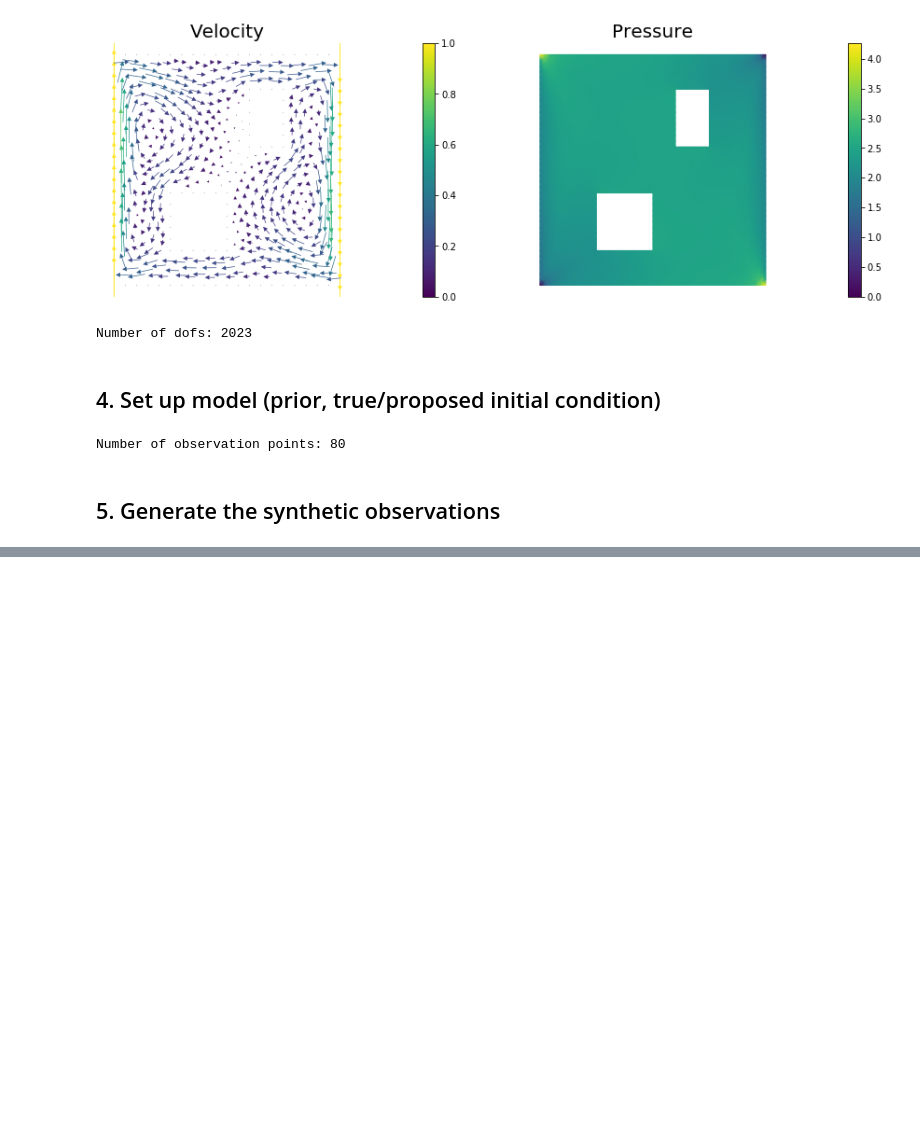
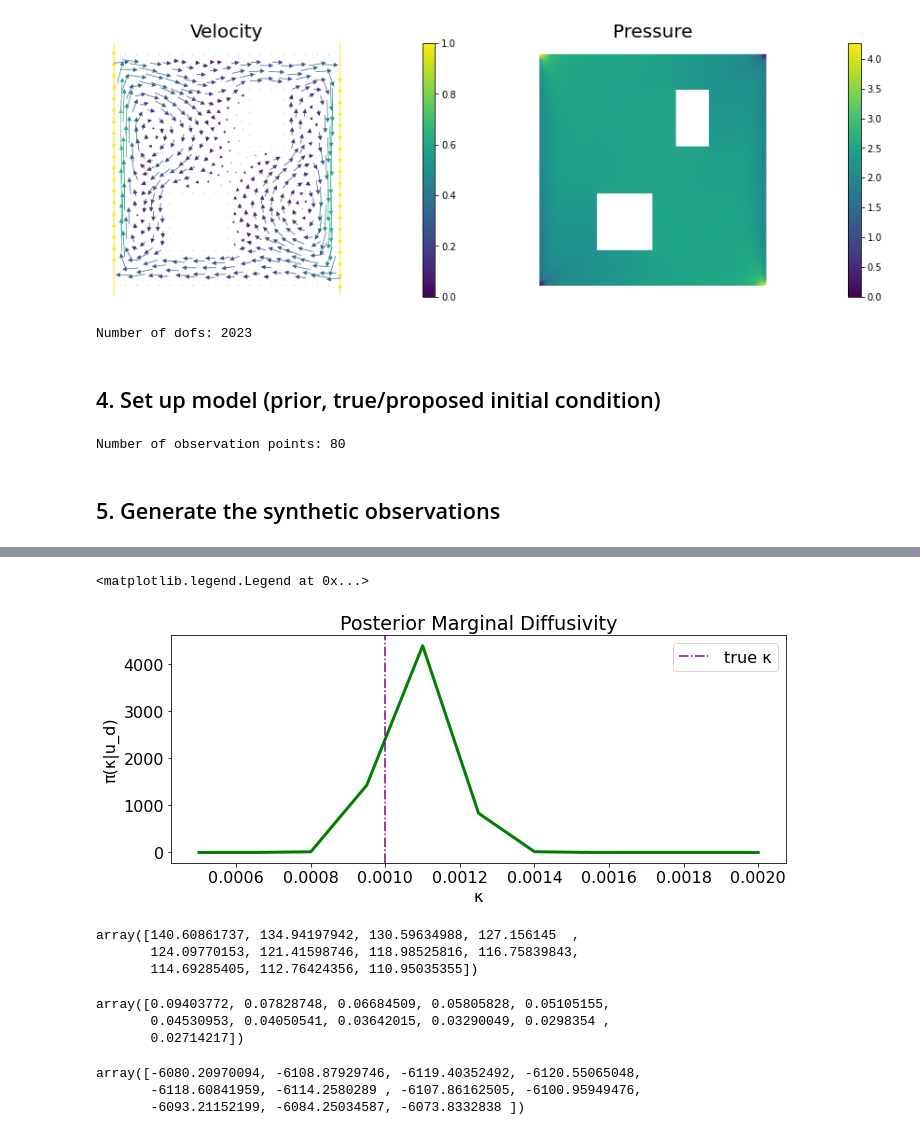
Before and after one commit to soniareilly/PDE_INLA, a Jupyter notebook: AdvectionDiffusionBayesian-INLA.ipynb, the cells around one changed output, grey strips where cells are left out. Cells and saved outputs as stored; diff of their text form; code cells hidden in the pictures; blank space fills up the shorter version.

```diff
--- a/AdvectionDiffusionBayesian-INLA.ipynb
+++ b/AdvectionDiffusionBayesian-INLA.ipynb
@@ -334,0 +418,34 @@ Converged in  2  iterations with final norm  0.00017405259570481212
+# %%
+plt.figure(figsize=(10,4.5))
+plt.rcParams.update({'font.size': 16})
+plt.plot(10**kap_range,pi_tilde/Z,linewidth=3,color='green')
+plt.axvline(x=0.001, color='purple', linestyle="-.", label="true κ")
+#plt.ticklabel_format(axis='both', style='sci', scilimits=(0,0))
+plt.title(f'Posterior Marginal Diffusivity')
+plt.ylabel("π(κ|u_d)")
+plt.xlabel("κ")
+#plt.xticks([0.00090, 0.00095, 0.00100, 0.00105, 0.00110])
+plt.tight_layout()
+plt.legend()
+#plt.savefig("pi_tilde.pdf")
+# %% [output]
+<matplotlib.legend.Legend at 0x...>
+[figure, added]
+# %%
+det_ratios
+# %% [output]
+array([140.60861737, 134.94197942, 130.59634988, 127.156145  ,
+       124.09770153, 121.41598746, 118.98525816, 116.75839843,
+       114.69285405, 112.76424356, 110.95035355])
+# %%
+kappa_priors
+# %% [output]
+array([0.09403772, 0.07828748, 0.06684509, 0.05805828, 0.05105155,
+       0.04530953, 0.04050541, 0.03642015, 0.03290049, 0.0298354 ,
+       0.02714217])
+# %%
+uQus
+# %% [output]
+array([-6080.20970094, -6108.87929746, -6119.40352492, -6120.55065048,
+       -6118.60841959, -6114.2580289 , -6107.86162505, -6100.95949476,
+       -6093.21152199, -6084.25034587, -6073.8332838 ])
```
Also changed, not shown: parts of 14 cells of this notebook.
